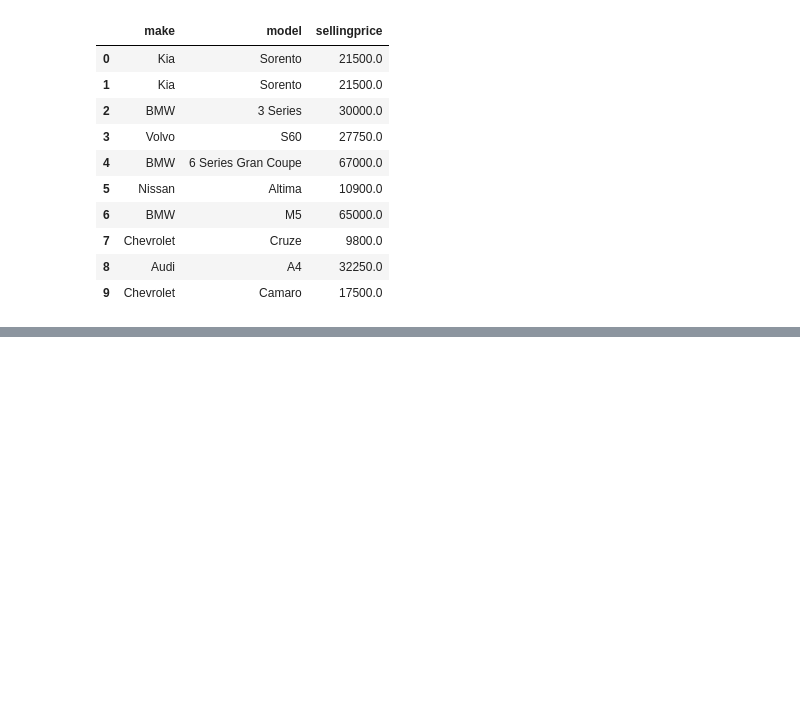
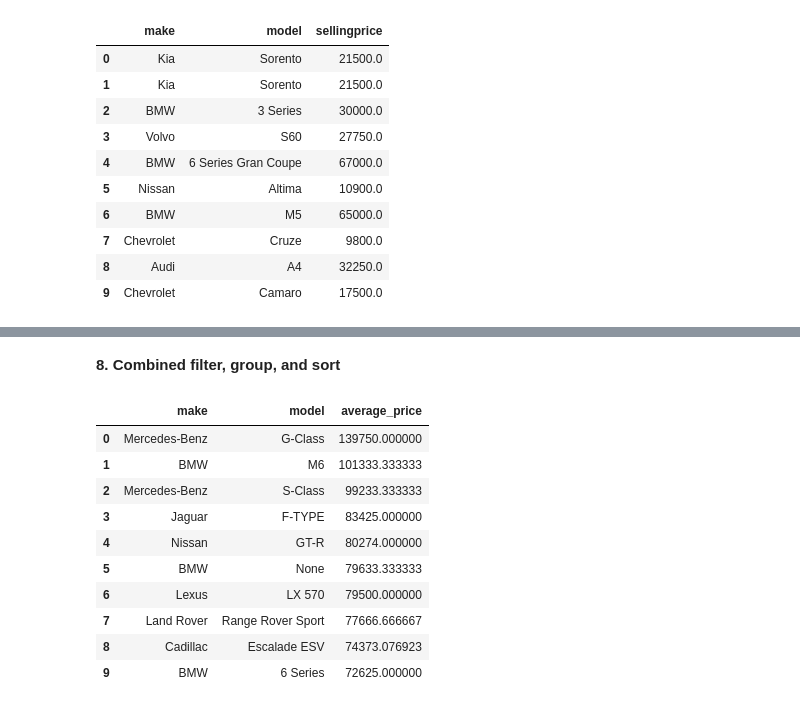
Before and after one commit to Luckysolex/Data-Science-Projects, a Jupyter notebook: Intro_to_SQL.ipynb, the cells around one changed output, grey strips where cells are left out. Saved outputs shown, nothing was run; the diff lists cells and outputs as text; code cells hidden in the pictures; blank space fills up the shorter version.

```diff
--- a/Intro_to_SQL.ipynb
+++ b/Intro_to_SQL.ipynb
@@ -90,0 +208,28 @@ pd.read_sql_query(
+# %% [markdown]
+**8. Combined  filter, group, and sort**
+# %%
+df_1 = pd.read_sql_query(
+    """
+    SELECT make, model, AVG(sellingprice) AS average_price
+    FROM car_prices
+    WHERE year >= 2015
+    GROUP BY make, model
+    ORDER BY average_price DESC
+    LIMIT 10;
+    """,
+    conn
+)
+
+display(df_1)
+# %% [output]
+|  | make | model | average_price |
+| 0 | Mercedes-Benz | G-Class | 139750.000000 |
+| 1 | BMW | M6 | 101333.333333 |
+| 2 | Mercedes-Benz | S-Class | 99233.333333 |
+| 3 | Jaguar | F-TYPE | 83425.000000 |
+| 4 | Nissan | GT-R | 80274.000000 |
+| 5 | BMW | None | 79633.333333 |
+| 6 | Lexus | LX 570 | 79500.000000 |
+| 7 | Land Rover | Range Rover Sport | 77666.666667 |
+| 8 | Cadillac | Escalade ESV | 74373.076923 |
+| 9 | BMW | 6 Series | 72625.000000 |
```
Also changed, not shown: parts of 21 cells of this notebook.
